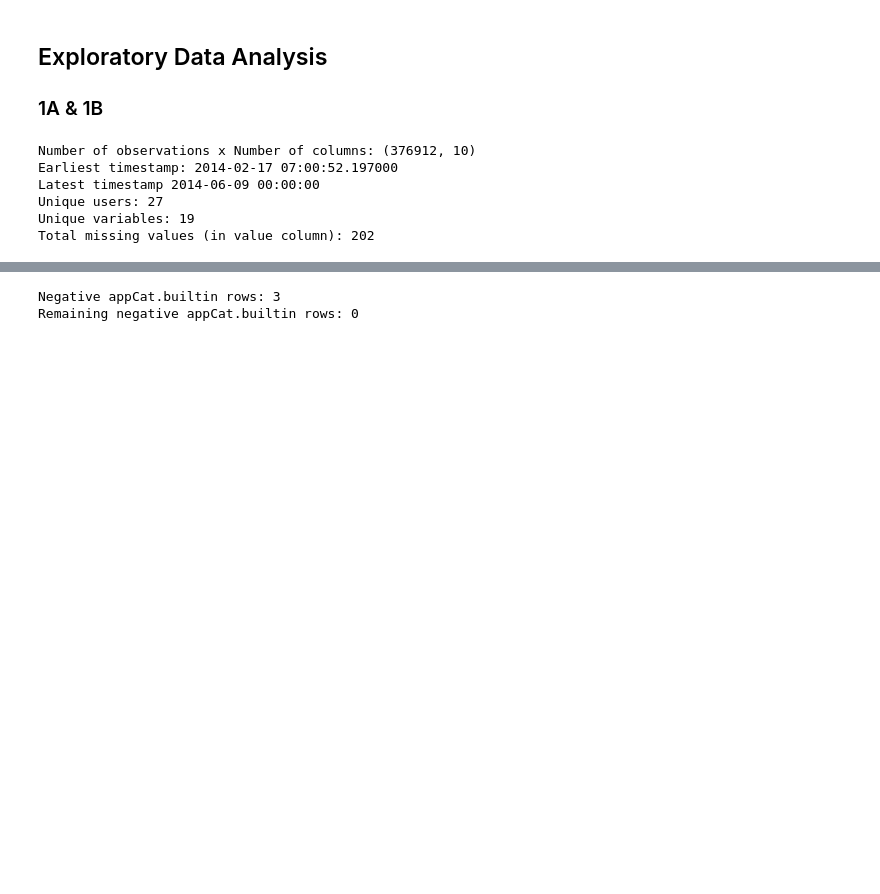
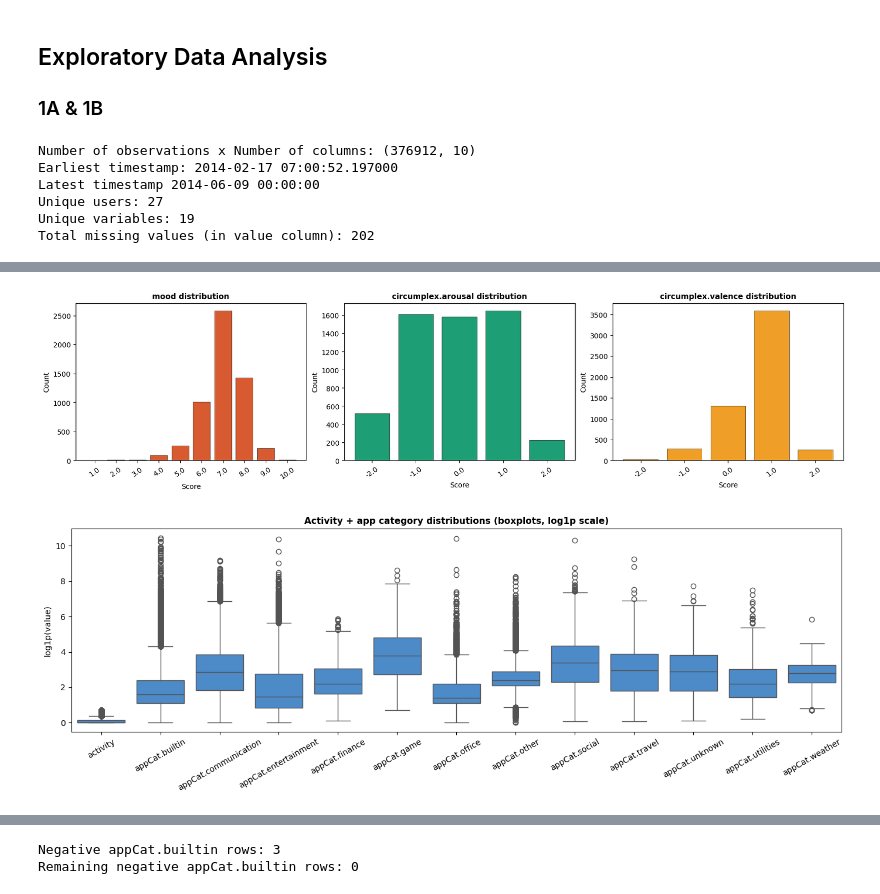
Before and after one commit to alicja-a-d/Data_Mining, a Jupyter notebook: assignment1_DMT_v1.ipynb, the cells around one changed output, grey strips where cells are left out. Saved outputs shown, nothing was run; the diff lists cells and outputs as text; code cells hidden in the pictures; blank space fills up the shorter version.

```diff
--- a/assignment1_DMT_v1.ipynb
+++ b/assignment1_DMT_v1.ipynb
@@ -104,3 +111,46 @@ stats
 | mood | 5641.0 | 6.992555 | 1.032769 | 1.000 | 7.00000 | 7.000000 | 8.000000 | 10.000 | 0 | 0.0 |
 | screen | 96578.0 | 75.335206 | 253.822497 | 0.035 | 5.32225 | 20.044500 | 62.540250 | 9867.007 | 0 | 0.0 |
 | sms | 1798.0 | 1.000000 | 0.000000 | 1.000 | 1.00000 | 1.000000 | 1.000000 | 1.000 | 0 | 0.0 |
+# %%
+# Preprocessing-stage distribution overview
+# Figure 1: categorical-style bar plots for mood, arousal, valence
+# Figure 2: boxplots for activity and app categories together
+
+cat_vars = ["mood", "circumplex.arousal", "circumplex.valence"]
+fig, axes = plt.subplots(1, 3, figsize=(16, 4), constrained_layout=True)
+
+for ax, var, color in zip(axes, cat_vars, [CORAL, TEAL, AMBER]):
+    vals = df.loc[df["variable"].eq(var), "value"].dropna()
+    counts = vals.value_counts().sort_index()
+    ax.bar(counts.index.astype(str), counts.values, color=color, edgecolor="black", linewidth=0.4)
+    ax.set_title(f"{var} distribution")
+    ax.set_xlabel("Score")
+    ax.set_ylabel("Count")
+    ax.tick_params(axis="x", rotation=35)
+
+plt.show()
+# maybe activity on its own, since btw 0 and 1
+boxplot_data = df[
+    (
+        df["variable"].str.startswith("appCat.")
+        | df["variable"].eq("activity")
+    )
+    & df["value"].notna()
+    & (df["value"] >= 0)
+].copy()
+
+boxplot_data["log_value"] = np.log1p(boxplot_data["value"])
+
+order = ["activity"] + sorted(boxplot_data.loc[boxplot_data["variable"].str.startswith("appCat."), "variable"].unique())
+
+plt.figure(figsize=(14, 5))
+sns.boxplot(data=boxplot_data, x="variable", y="log_value", order=order, color=BLUE)
+plt.title("Activity + app category distributions (boxplots, log1p scale)")
+plt.xlabel("")
+plt.ylabel("log1p(value)")
+plt.xticks(rotation=30)
+plt.tight_layout()
+plt.show()
+# %% [output]
+[figure, added]
+[figure, added]
```
Also changed, not shown: parts of 37 cells of this notebook.
